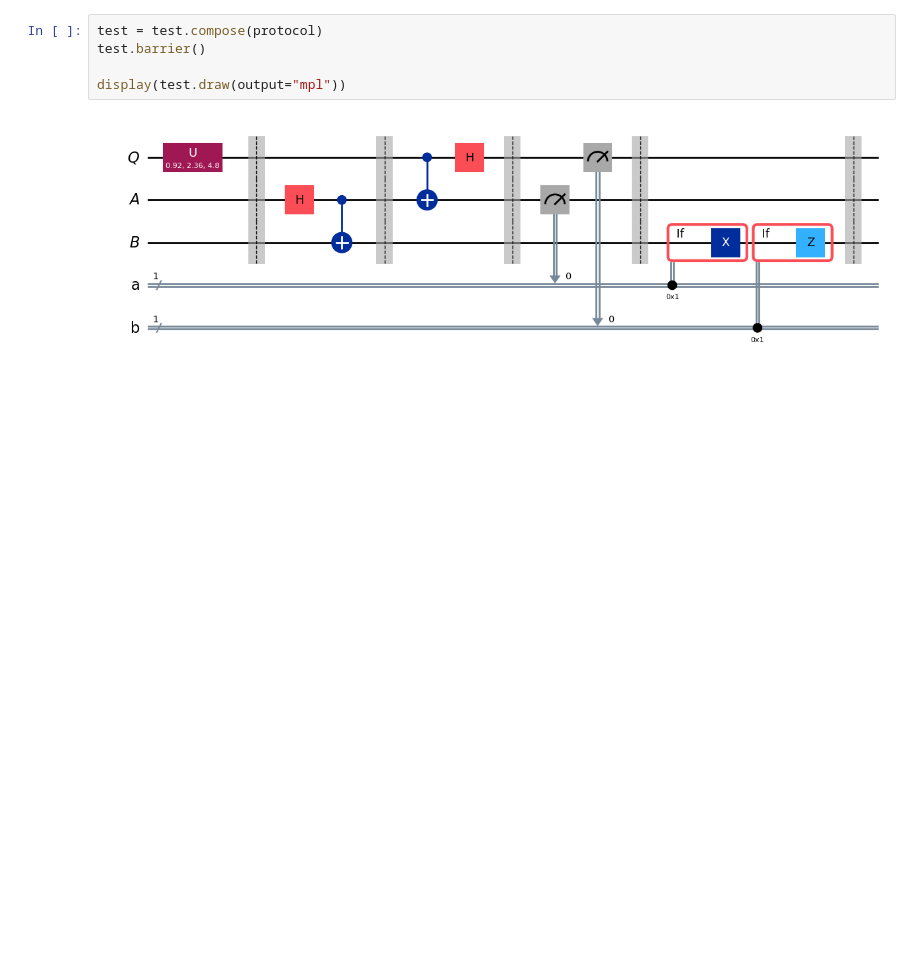
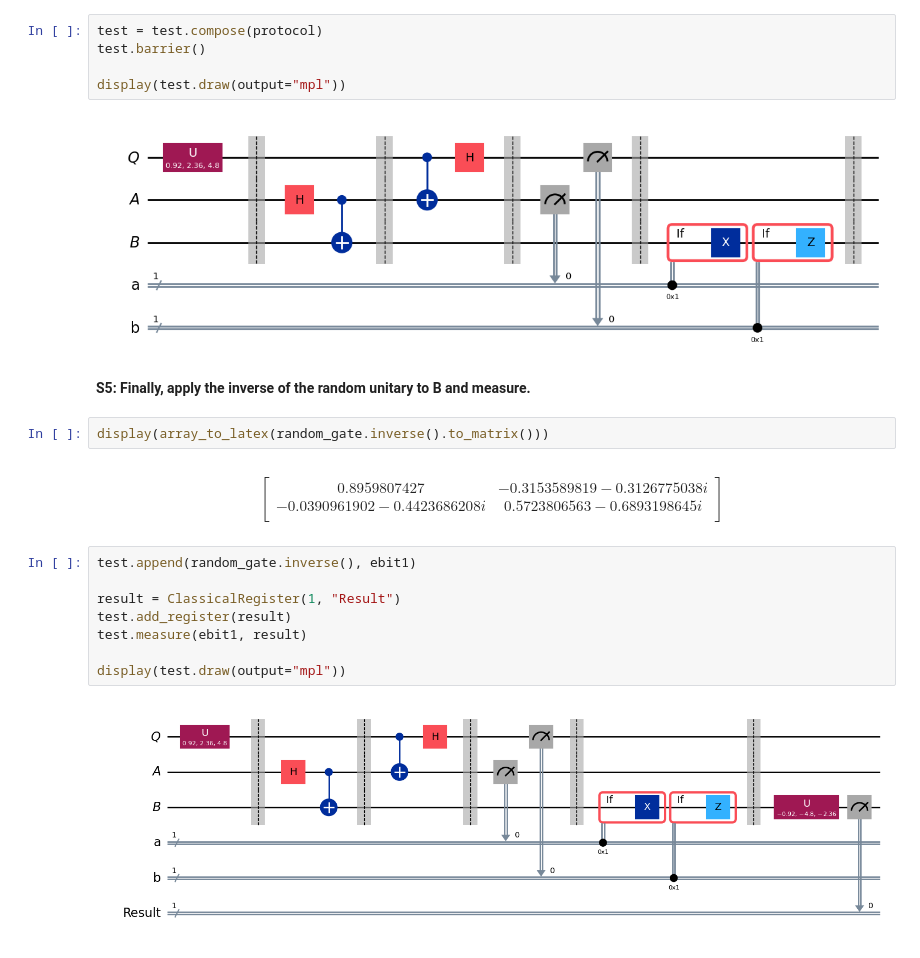
Before and after one commit to JayZeus999/IBM-Quantum-Learning, a Jupyter notebook: QM-Courses/quantum-teleportation.ipynb, the cells around one changed output. Saved outputs shown, nothing was run; the diff lists cells and outputs as text; blank space fills up the shorter version.

Commit message:
Finally, apply the inverse of the random unitary to B & measure

```diff
--- a/QM-Courses/quantum-teleportation.ipynb
+++ b/QM-Courses/quantum-teleportation.ipynb
@@ -149,3 +149,24 @@ test.barrier()
 display(test.draw(output="mpl"))
 # %% [output]
 [figure]
+# %% [markdown]
+**S5: Finally, apply the inverse of the random unitary to B and measure.**
+# %%
+display(array_to_latex(random_gate.inverse().to_matrix()))
+# %% [output]
+$$
+\begin{bmatrix}
+0.8959807427 & -0.3153589819 - 0.3126775038 i  \\
+ -0.0390961902 - 0.4423686208 i & 0.5723806563 - 0.6893198645 i  \\
+ \end{bmatrix}
+$$
+# %%
+test.append(random_gate.inverse(), ebit1)
+
+result = ClassicalRegister(1, "Result")
+test.add_register(result)
+test.measure(ebit1, result)
+
+display(test.draw(output="mpl"))
+# %% [output]
+[figure, added]
```
